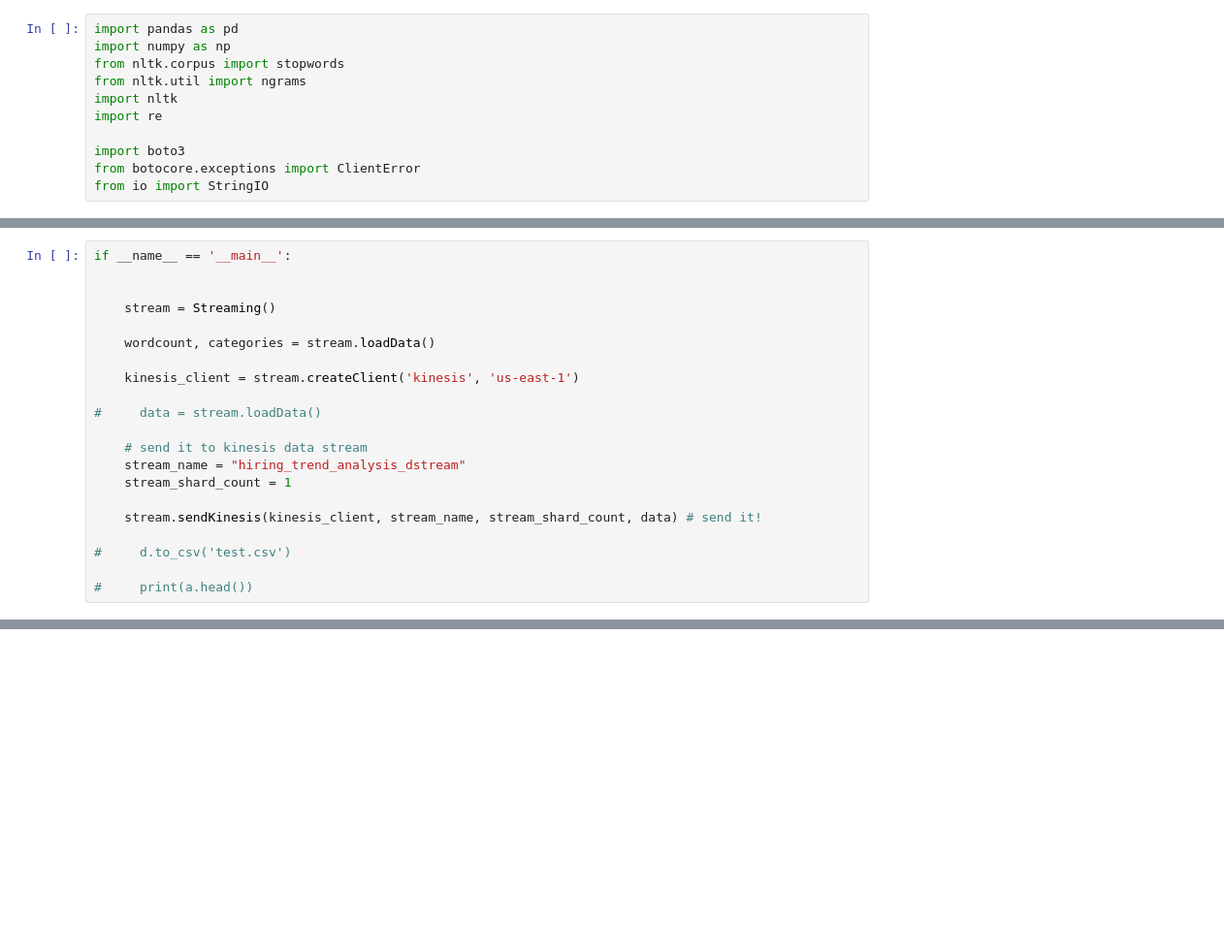
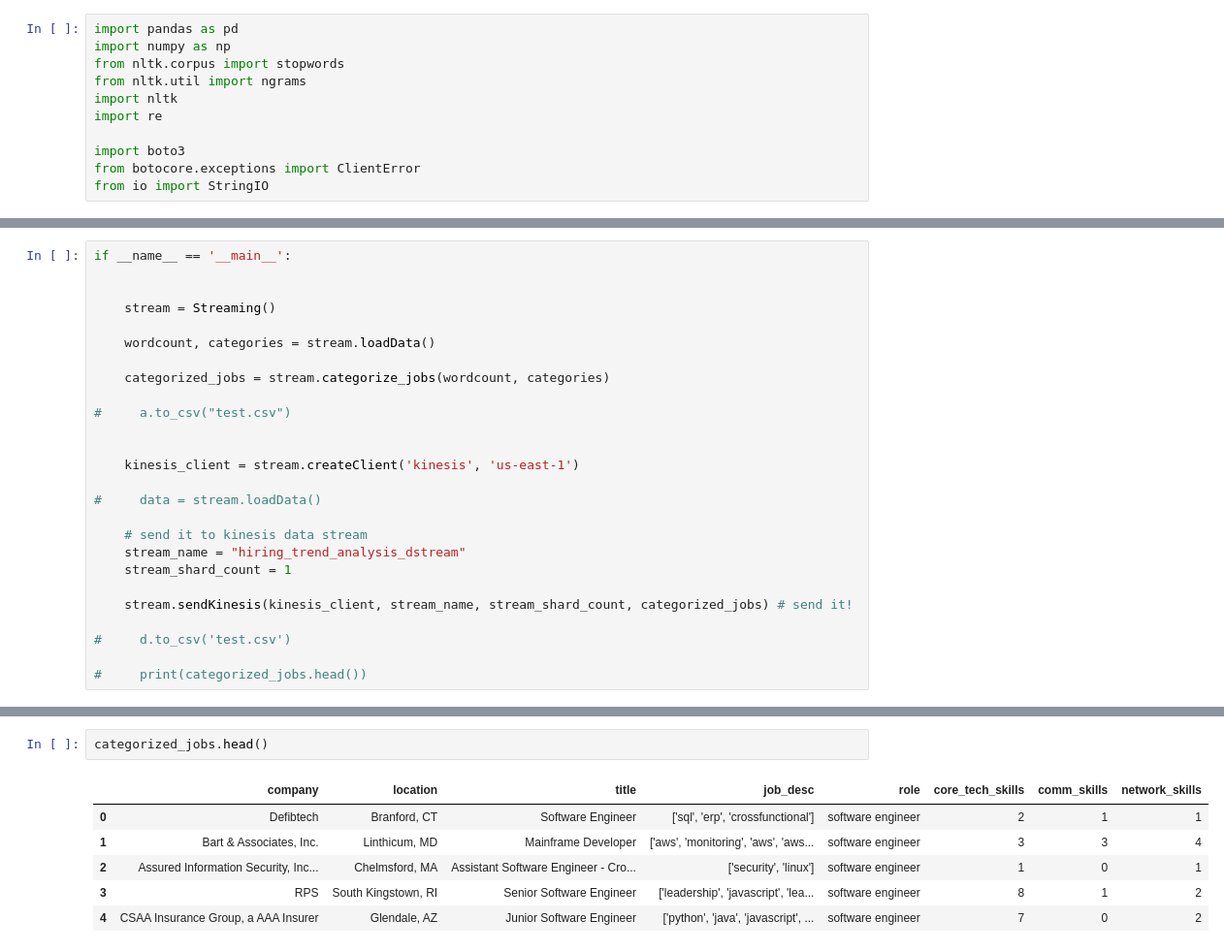
Before and after one commit to pratiksha-sawant/IT-Hiring-Trend-Analysis, a Jupyter notebook: jpy05_data_streaming.ipynb, the cells around one changed output, grey strips where cells are left out. Shown at 97% size. Saved outputs shown, nothing was run; the diff lists cells and outputs as text; blank space fills up the shorter version.

```diff
--- a/jpy05_data_streaming.ipynb
+++ b/jpy05_data_streaming.ipynb
@@ -96,6 +182,11 @@ if __name__ == '__main__':
     stream = Streaming()
 
     wordcount, categories = stream.loadData()
+
+    categorized_jobs = stream.categorize_jobs(wordcount, categories)
+
+#     a.to_csv("test.csv")
+
 
     kinesis_client = stream.createClient('kinesis', 'us-east-1')
 
@@ -105,8 +196,8 @@ if __name__ == '__main__':
     stream_name = "hiring_trend_analysis_dstream"
     stream_shard_count = 1
 
-    stream.sendKinesis(kinesis_client, stream_name, stream_shard_count, data) # send it!
+    stream.sendKinesis(kinesis_client, stream_name, stream_shard_count, categorized_jobs) # send it!
 
 #     d.to_csv('test.csv')
 
-#     print(a.head())
+#     print(categorized_jobs.head())
@@ -112,0 +214,9 @@ if __name__ == '__main__':
+# %%
+categorized_jobs.head()
+# %% [output]
+|  | company | location | title | job_desc | role | core_tech_skills | comm_skills | network_skills |
+| 0 | Defibtech | Branford, CT | Software Engineer | ['sql', 'erp', 'crossfunctional'] | software engineer | 2 | 1 | 1 |
+| 1 | Bart & Associates, Inc. | Linthicum, MD | Mainframe Developer | ['aws', 'monitoring', 'aws', 'aws... | software engineer | 3 | 3 | 4 |
+| 2 | Assured Information Security, Inc... | Chelmsford, MA | Assistant Software Engineer - Cro... | ['security', 'linux'] | software engineer | 1 | 0 | 1 |
+| 3 | RPS | South Kingstown, RI | Senior Software Engineer | ['leadership', 'javascript', 'lea... | software engineer | 8 | 1 | 2 |
+| 4 | CSAA Insurance Group, a AAA Insurer | Glendale, AZ | Junior Software Engineer | ['python', 'java', 'javascript', ... | software engineer | 7 | 0 | 2 |
```
Also changed, not shown: parts of 3 cells of this notebook, 4 other files.
